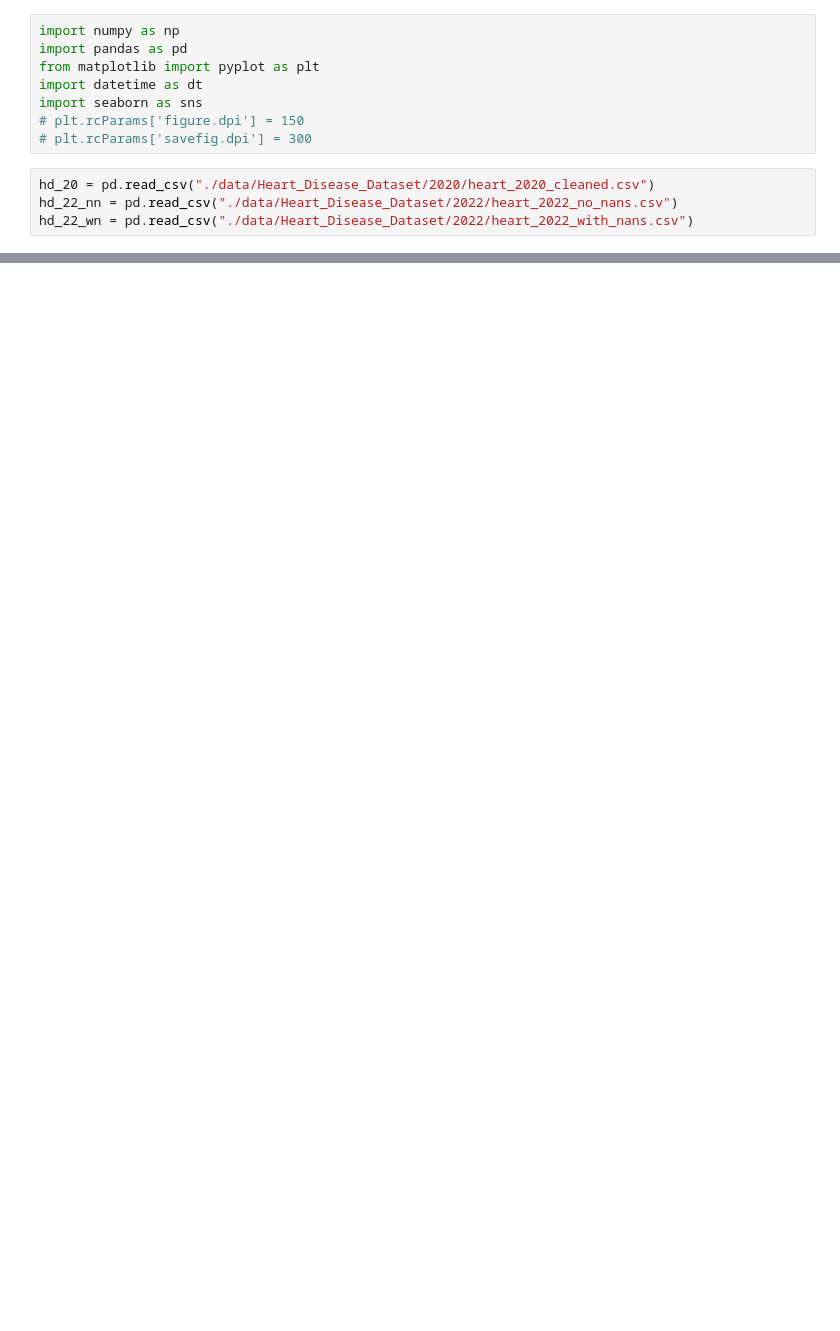
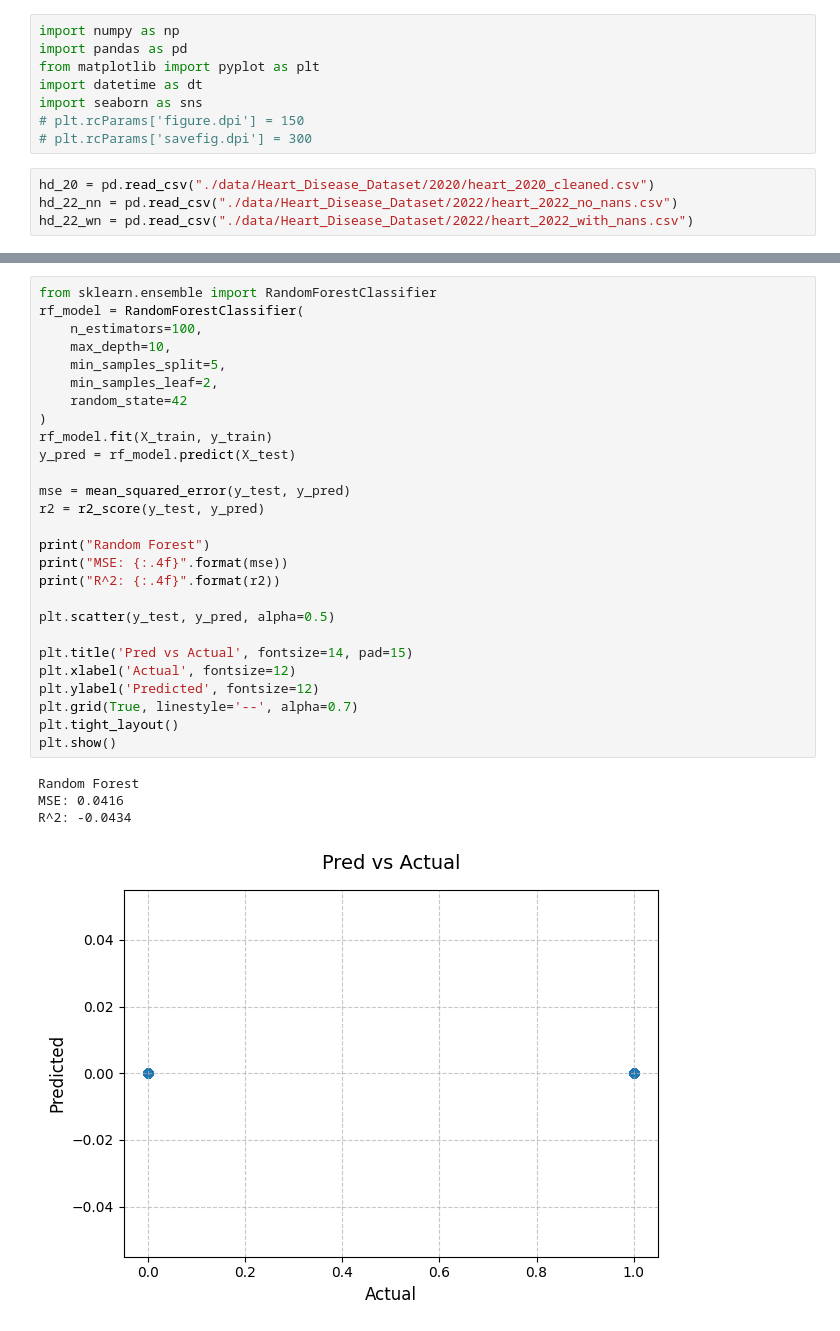
Before and after one commit to xiugaze/csc5610-final-heart-disease, a Jupyter notebook: explore.ipynb, the cells around one changed output, grey strips where cells are left out. Drawn from its saved outputs; the diff is of its cells as text; blank space fills up the shorter version.

```diff
--- a/explore.ipynb
+++ b/explore.ipynb
@@ -90,0 +232,32 @@ memory usage: 16.2 MB
+# %%
+from sklearn.ensemble import RandomForestClassifier
+rf_model = RandomForestClassifier(
+    n_estimators=100,
+    max_depth=10,
+    min_samples_split=5,
+    min_samples_leaf=2,
+    random_state=42
+)
+rf_model.fit(X_train, y_train)
+y_pred = rf_model.predict(X_test)
+
+mse = mean_squared_error(y_test, y_pred)
+r2 = r2_score(y_test, y_pred)
+
+print("Random Forest")
+print("MSE: {:.4f}".format(mse))
+print("R^2: {:.4f}".format(r2))
+
+plt.scatter(y_test, y_pred, alpha=0.5)
+
+plt.title('Pred vs Actual', fontsize=14, pad=15)
+plt.xlabel('Actual', fontsize=12)
+plt.ylabel('Predicted', fontsize=12)
+plt.grid(True, linestyle='--', alpha=0.7)
+plt.tight_layout()
+plt.show()
+# %% [output]
+Random Forest
+MSE: 0.0416
+R^2: -0.0434
+[figure, added]
```
Also changed, not shown: parts of 29 cells of this notebook, 38 other files.
